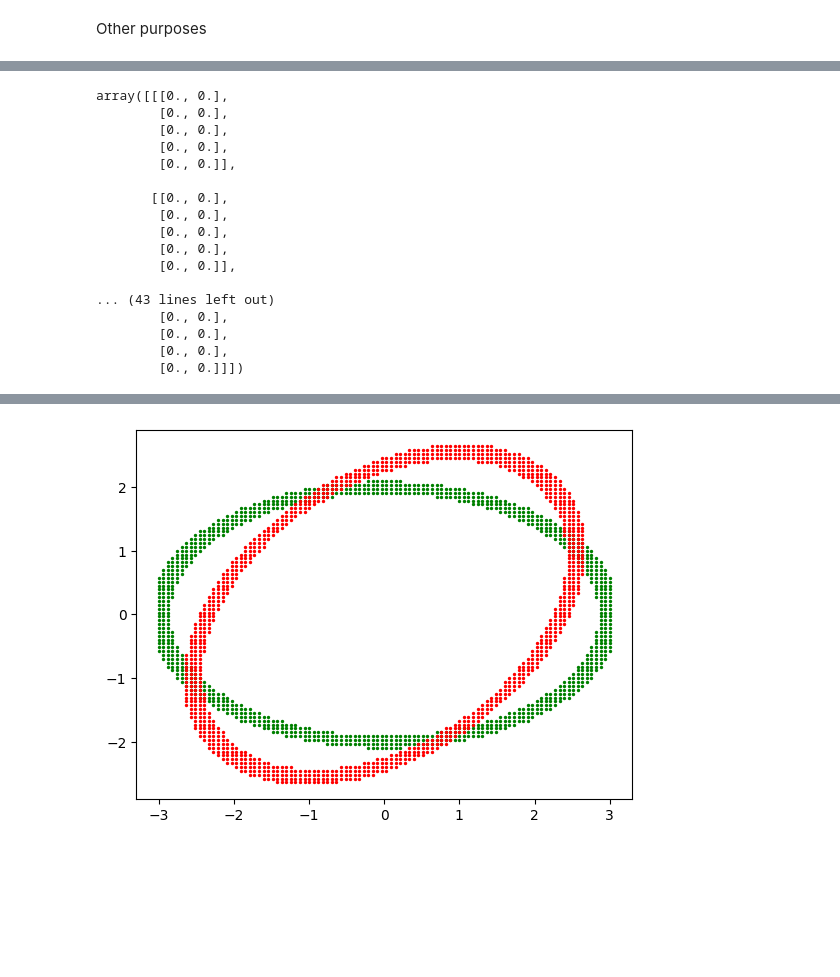
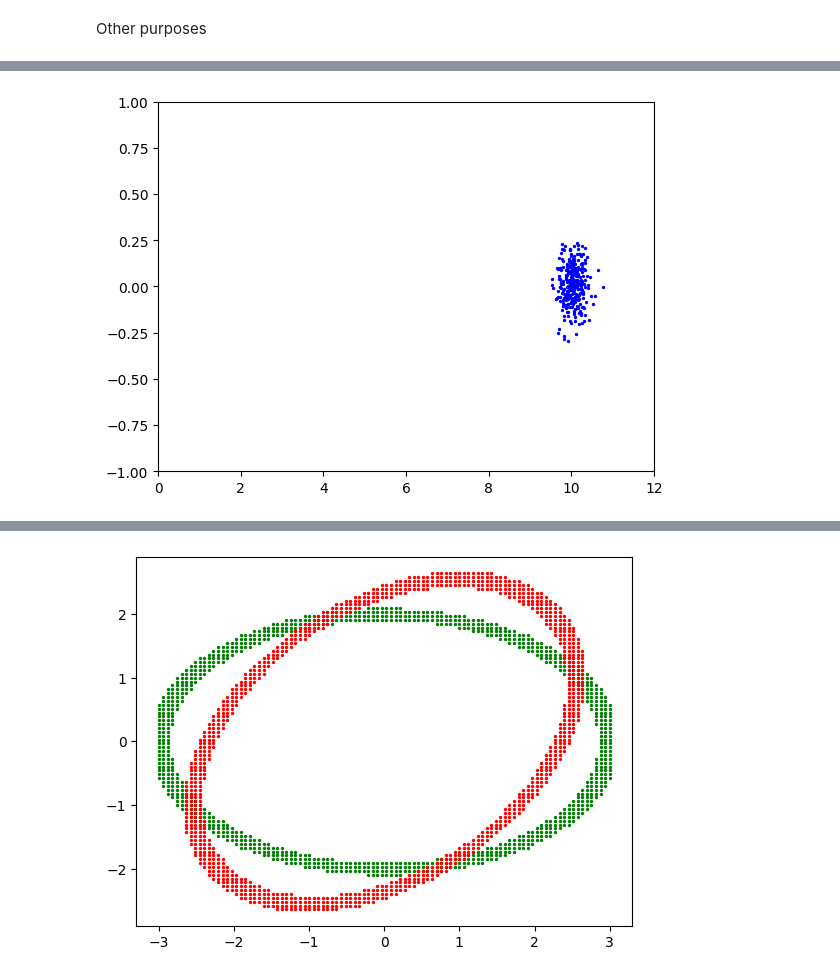
Before and after one commit to aaboiko/buoy_sonar_python, a Jupyter notebook: utils.ipynb, the cells around one changed output, grey strips where cells are left out. Saved outputs shown, nothing was run; the diff lists cells and outputs as text; code cells hidden in the pictures; blank space fills up the shorter version.

```diff
--- a/utils.ipynb
+++ b/utils.ipynb
@@ -160,25 +152,17 @@ ax.plot(0, 0, marker='o')
-# %%
-import numpy as np
-import pickle
-arr = np.zeros((10, 5, 2))
-
-pickle.dump(arr, open('trajectories/dummy.bin', 'wb'))
-arr_new = pickle.load(open('trajectories/dummy.bin', 'rb'))
-# %% [output]
-array([[[0., 0.],
-        [0., 0.],
-        [0., 0.],
-        [0., 0.],
-        [0., 0.]],
-
-       [[0., 0.],
-        [0., 0.],
-        [0., 0.],
-        [0., 0.],
-        [0., 0.]],
-
-... (43 lines left out)
-        [0., 0.],
-        [0., 0.],
-        [0., 0.],
-        [0., 0.]]])
+# %%
+import numpy as np
+import matplotlib.pyplot as plt
+
+meas = []
+
+for i in range(300):
+    r = 10 + np.random.normal(0, 0.2)
+    theta = np.random.normal(0, 0.01)
+    x = r * np.cos(theta)
+    y = r * np.sin(theta)
+    plt.scatter(x, y, s=2, color='blue')
+
+plt.axis([0, 12, -1, 1])
+plt.show()
+# %% [output]
+[figure, added]
```
Also changed, not shown: parts of 12 cells of this notebook, 6 other files.
